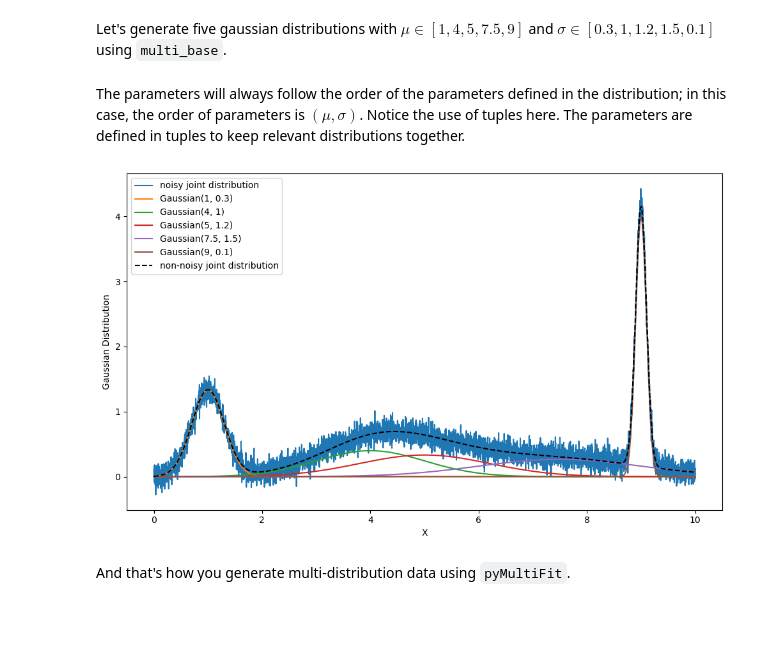
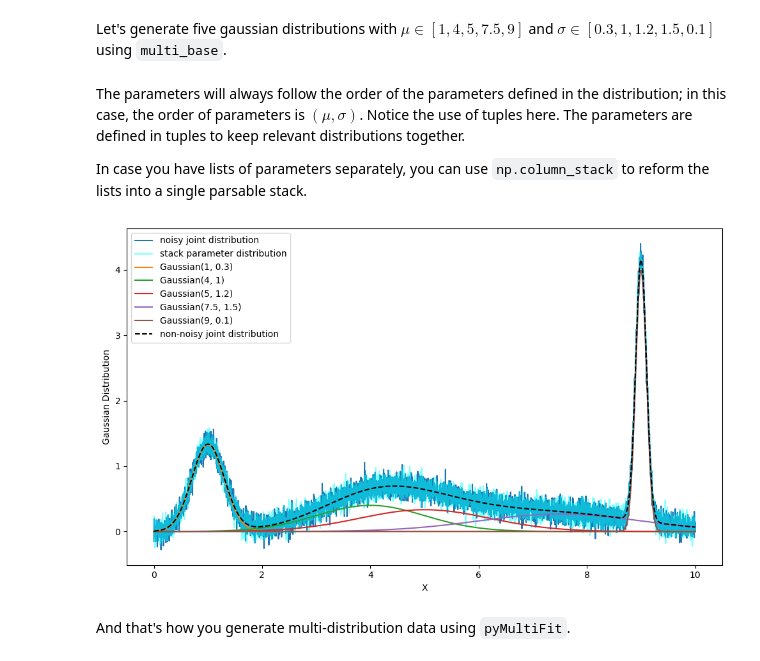
Before and after one commit to syedalimohsinbukhari/pyMultiFit, a Jupyter notebook: tutorials/002__generator_class.ipynb, the cells around one changed output. Cells and saved outputs as stored; diff of their text form; code cells hidden in the pictures; blank space fills up the shorter version.

```diff
--- a/tutorials/002__generator_class.ipynb
+++ b/tutorials/002__generator_class.ipynb
@@ -155,31 +163,51 @@ parameters = [(1, 0.3), (4, 1), (5, 1.2), (7.5, 1.5), (9, 0.1)]
 # %% [markdown]
 The parameters will always follow the order of the parameters defined in the distribution; in this case, the order of parameters is $(\mu, \sigma)$.
 Notice the use of tuples here. The parameters are defined in tuples to keep relevant distributions together.
+
+In case you have lists of parameters separately, you can use `np.column_stack` to reform the lists into a single parsable stack.
+# %%
+mean_list = [1, 4, 5, 7.5, 9]
+sigma_list = [0.3, 1, 1.2, 1.5, 0.1]
+
+parameters_stacked = np.column_stack([mean_list, sigma_list])
 # %%
-y_gaussian = multi_base(x, distribution_func=Gaussian, params=parameters, noise_level=0.1)
+y_gaussian = multi_base(x, distribution_func=Gaussian,
+                        params=parameters, noise_level=0.1)
+
+y_gaussian_stacked = multi_base(x, distribution_func=Gaussian,
+                                params=parameters_stacked, noise_level=0.1)
 # %%
-gaussians = []
+gaussian_distributions = []
 
 for param in parameters:
-    gaussians.append(Gaussian(mu=param[0], sigma=param[1]).pdf(x))
+    gaussian_distributions.append(Gaussian(mu=param[0], sigma=param[1]).pdf(x))
 
-y_gaussian_sum = np.sum(gaussians, axis=0)
+y_gaussian_sum = np.sum(gaussian_distributions, axis=0)
 
 plt.figure(figsize=(10, 6))
+
+# multi-gaussian
 plt.plot(x, y_gaussian, label='noisy joint distribution')
-plt.plot(x, gaussians[0], label='Gaussian(1, 0.3)')
-plt.plot(x, gaussians[1], label='Gaussian(4, 1)')
-plt.plot(x, gaussians[2], label='Gaussian(5, 1.2)')
-plt.plot(x, gaussians[3], label='Gaussian(7.5, 1.5)')
-plt.plot(x, gaussians[4], label='Gaussian(9, 0.1)')
+
+# multi-gaussian using stacked parameters
+plt.plot(x, y_gaussian_stacked, 'cyan', alpha=0.5, label='stack parameter distribution')
+
+# individual gaussian distributions
+plt.plot(x, gaussian_distributions[0], label='Gaussian(1, 0.3)')
+plt.plot(x, gaussian_distributions[1], label='Gaussian(4, 1)')
+plt.plot(x, gaussian_distributions[2], label='Gaussian(5, 1.2)')
+plt.plot(x, gaussian_distributions[3], label='Gaussian(7.5, 1.5)')
+plt.plot(x, gaussian_distributions[4], label='Gaussian(9, 0.1)')
+
+# summed gaussian distribution
 plt.plot(x, y_gaussian_sum, 'k--', label='non-noisy joint distribution')
 
 plt.xlabel('X')
 plt.ylabel('Gaussian Distribution')
 plt.legend()
 plt.tight_layout()
 plt.show()
 # %% [output]
-[figure, old version]
+[figure, new version]
 # %% [markdown]
 And that's how you generate multi-distribution data using `pyMultiFit`.
```
Also changed, not shown: parts of 5 cells of this notebook, 1 other file.
